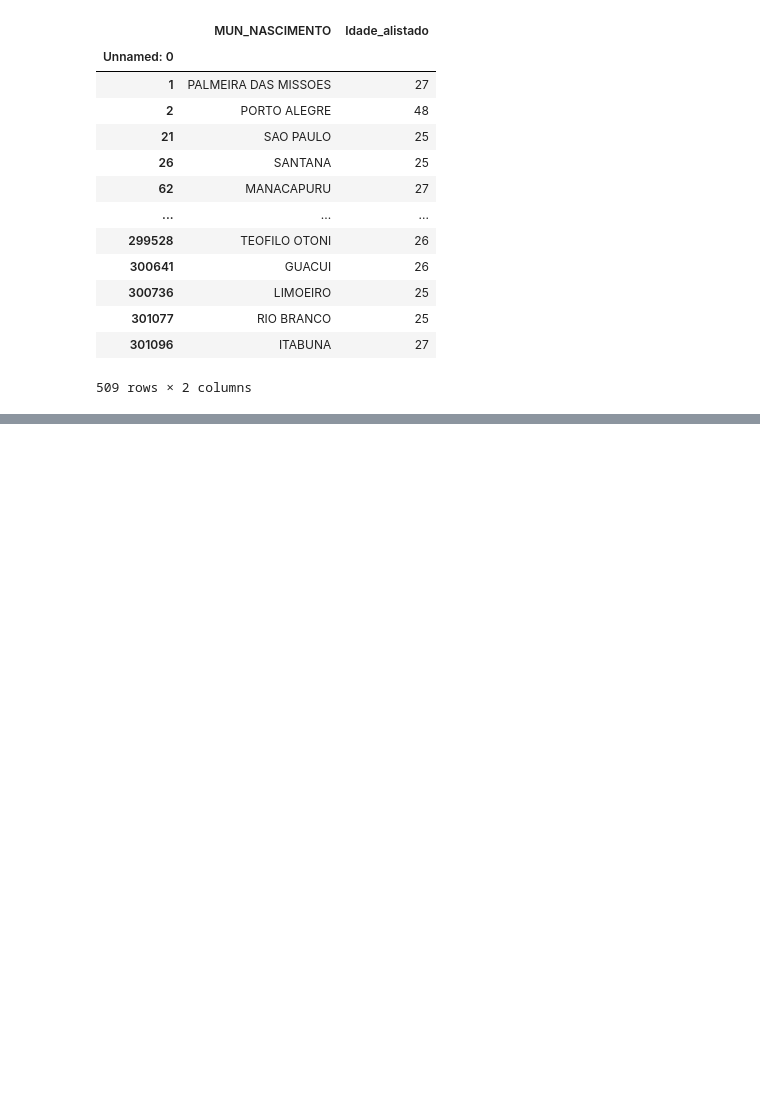
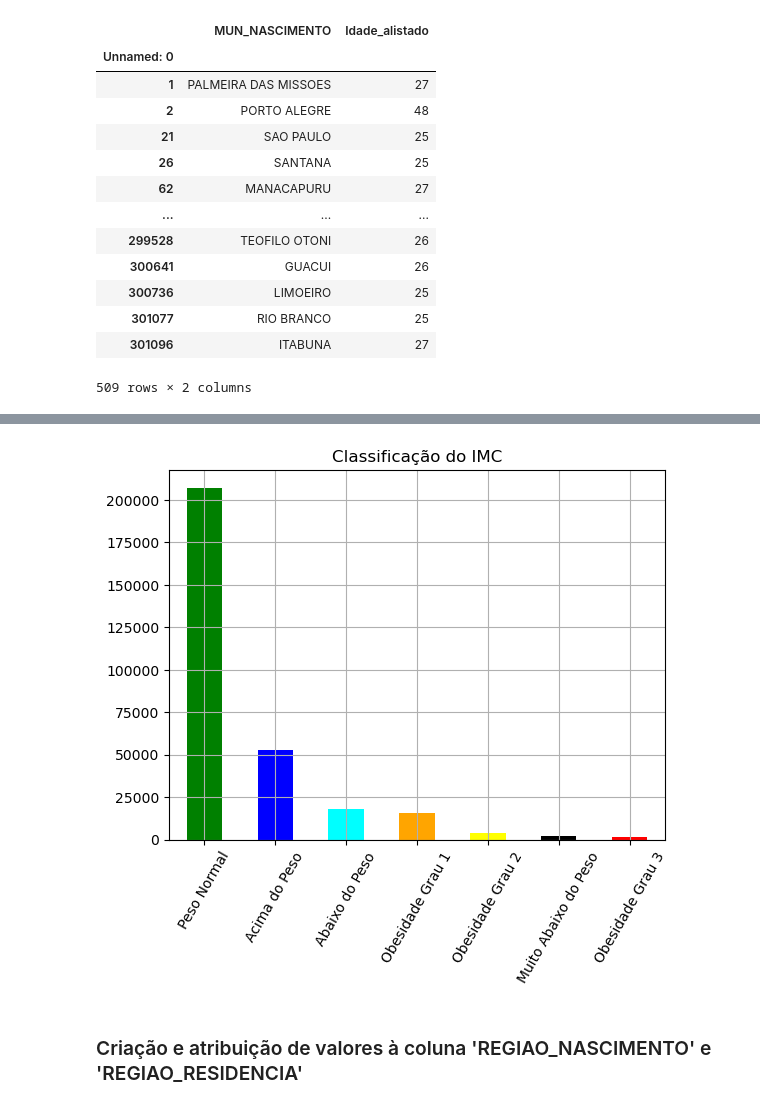
Before and after one commit to hudsonhcp/Alistamento-Militar-2022, a Jupyter notebook: Alistamento.ipynb, the cells around one changed output, grey strips where cells are left out. Saved outputs shown, nothing was run; the diff lists cells and outputs as text; code cells hidden in the pictures; blank space fills up the shorter version.

```diff
--- a/Alistamento.ipynb
+++ b/Alistamento.ipynb
@@ -161,0 +168,13 @@ df
+# %%
+df['CLASSIFICACAO_IMC'].value_counts().plot(kind = 'bar', color=['green', 'blue', 'cyan', 'orange', 'yellow', 'black', 'red'])
+plt.grid(True)
+plt.plot()
+plt.xlabel('')
+plt.title('Classificação do IMC')
+plt.xticks(rotation=60)
+
+plt.show()
+# %% [output]
+[figure, added]
+# %% [markdown]
+### Criação e atribuição de valores à coluna 'REGIAO_NASCIMENTO' e 'REGIAO_RESIDENCIA'
```
Also changed, not shown: parts of 31 cells of this notebook.
